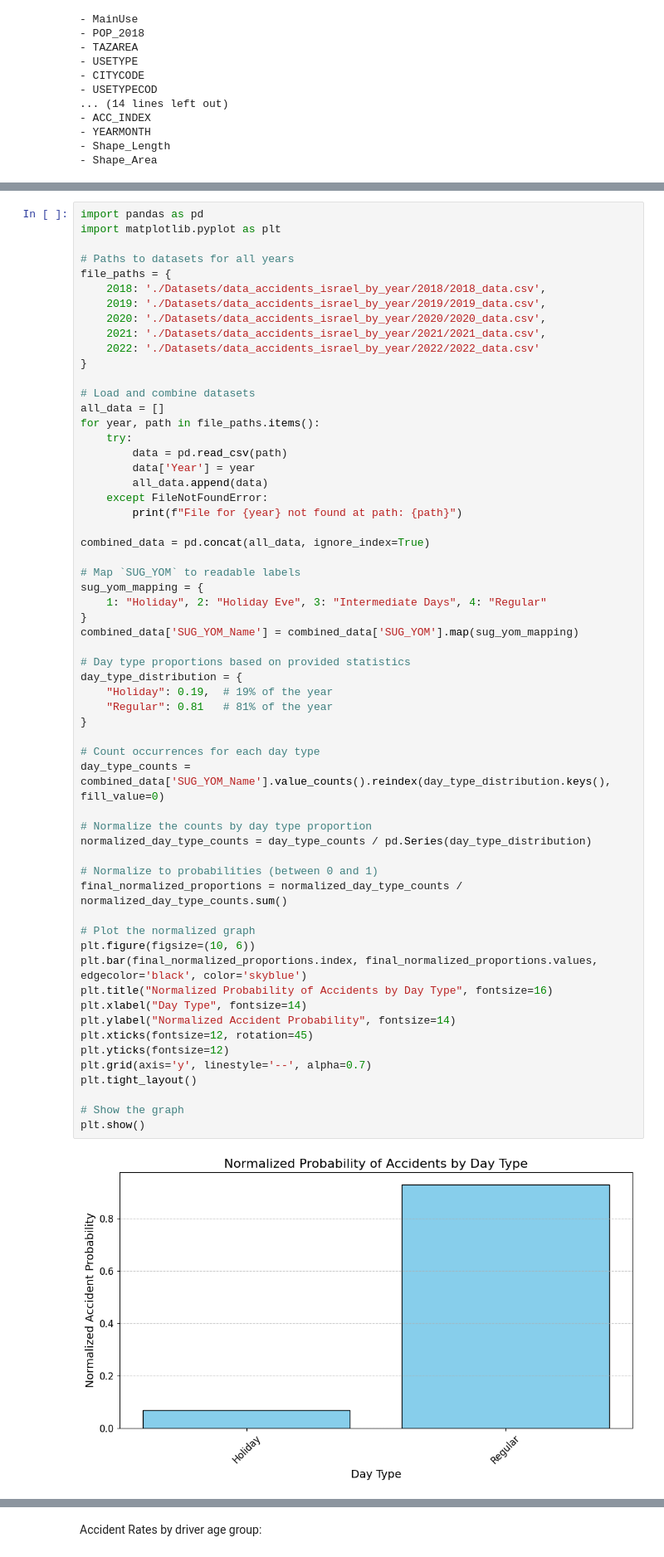
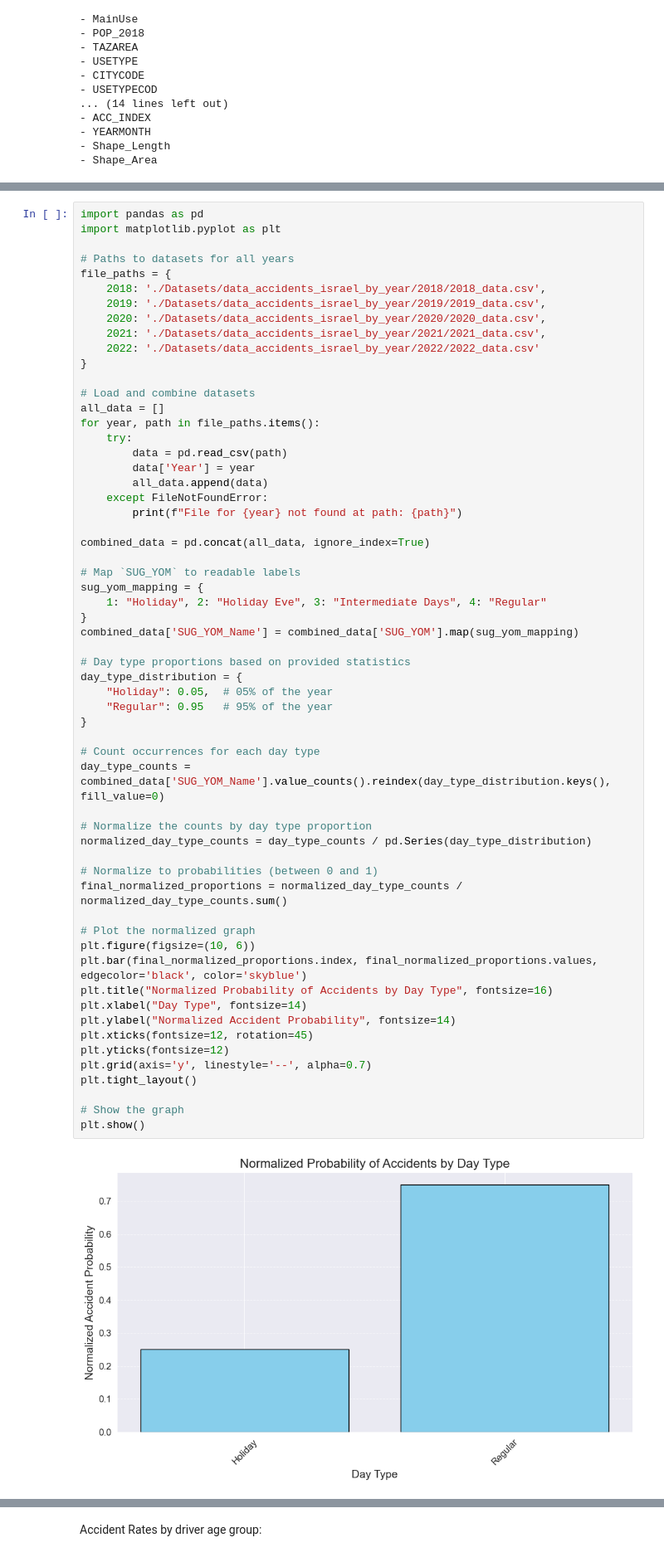
Before and after one commit to zaurusman/Project-RideShare, a Jupyter notebook: project_rIdeshare.ipynb, the cells around one changed output, grey strips where cells are left out. Shown at 83% size. Saved outputs shown, nothing was run; the diff lists cells and outputs as text.

```diff
--- a/project_rIdeshare.ipynb
+++ b/project_rIdeshare.ipynb
@@ -462,36 +465,36 @@ sug_yom_mapping = {
 }
 combined_data['SUG_YOM_Name'] = combined_data['SUG_YOM'].map(sug_yom_mapping)
 
 # Day type proportions based on provided statistics
 day_type_distribution = {
-    "Holiday": 0.19,  # 19% of the year
-    "Regular": 0.81   # 81% of the year
+    "Holiday": 0.05,  # 05% of the year
+    "Regular": 0.95   # 95% of the year
 }
 
 # Count occurrences for each day type
 day_type_counts = combined_data['SUG_YOM_Name'].value_counts().reindex(day_type_distribution.keys(), fill_value=0)
 
 # Normalize the counts by day type proportion
 normalized_day_type_counts = day_type_counts / pd.Series(day_type_distribution)
 
 # Normalize to probabilities (between 0 and 1)
 final_normalized_proportions = normalized_day_type_counts / normalized_day_type_counts.sum()
 
 # Plot the normalized graph
 plt.figure(figsize=(10, 6))
 plt.bar(final_normalized_proportions.index, final_normalized_proportions.values, edgecolor='black', color='skyblue')
 plt.title("Normalized Probability of Accidents by Day Type", fontsize=16)
 plt.xlabel("Day Type", fontsize=14)
 plt.ylabel("Normalized Accident Probability", fontsize=14)
 plt.xticks(fontsize=12, rotation=45)
 plt.yticks(fontsize=12)
 plt.grid(axis='y', linestyle='--', alpha=0.7)
 plt.tight_layout()
 
 # Show the graph
 plt.show()
 # %% [output]
-[figure, old version]
+[figure, new version]
 # %% [markdown]
 5.12:
 
```
Also changed, not shown: parts of 21 cells of this notebook, 5 other files.
